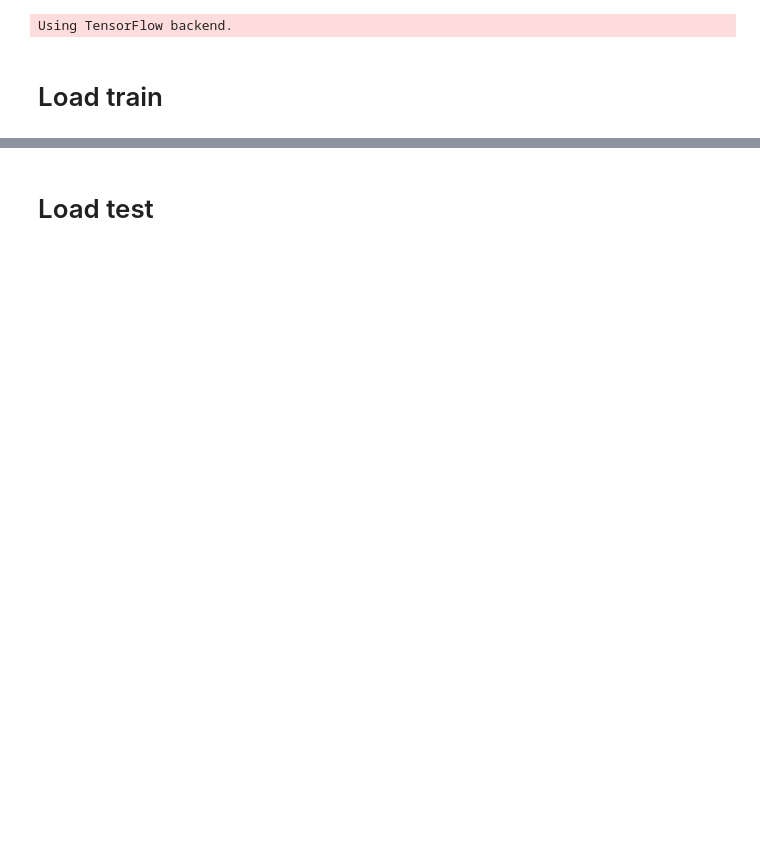
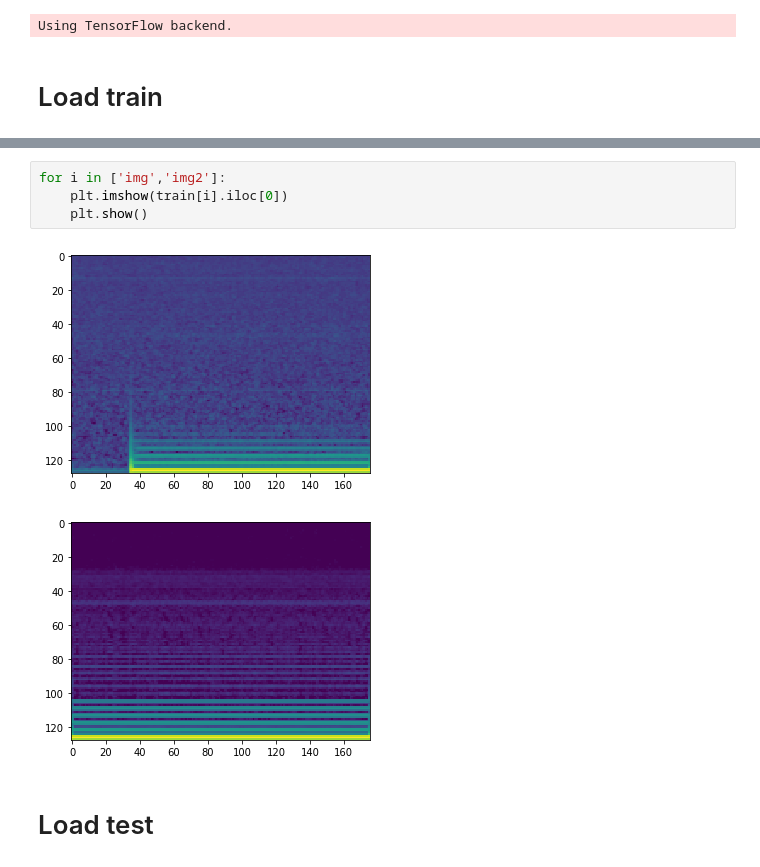
Before and after one commit to skywalker0803r/Ricky, a Jupyter notebook: DAT264x_Identifying_Appliances_from_Energy_Use_Spectrograms.ipynb, the cells around one changed output, grey strips where cells are left out. Cells and saved outputs as stored; diff of their text form; blank space fills up the shorter version.

```diff
--- a/DAT264x_Identifying_Appliances_from_Energy_Use_Spectrograms.ipynb
+++ b/DAT264x_Identifying_Appliances_from_Energy_Use_Spectrograms.ipynb
@@ -84,3 +89,10 @@ train.head()
+# %%
+for i in ['img','img2']:
+    plt.imshow(train[i].iloc[0])
+    plt.show()
+# %% [output]
+[figure, added]
+[figure, added]
 # %% [markdown]
 # Load test
 # %%
```
Also changed, not shown: parts of 55 cells of this notebook.
